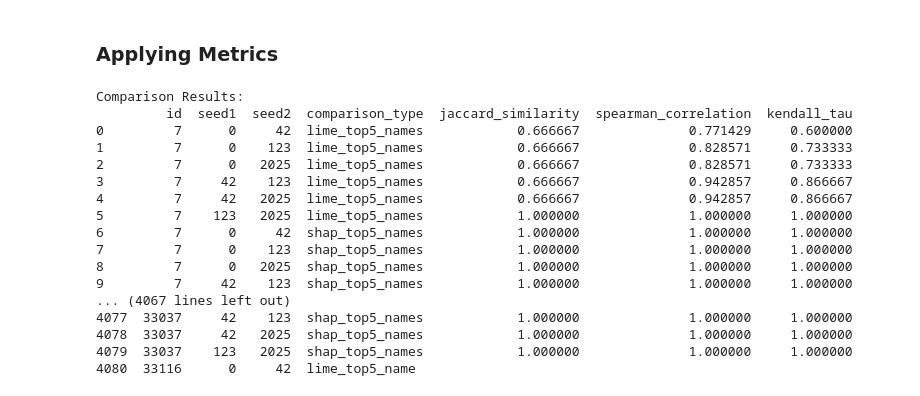
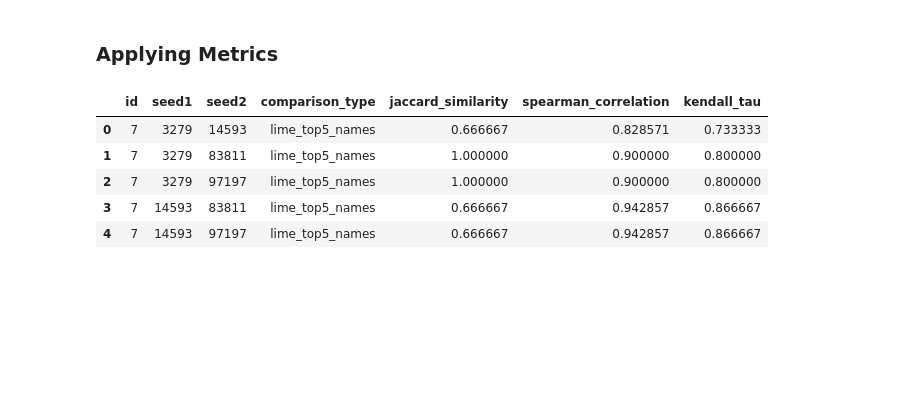
Before and after one commit to Takosaga/master_thesis, a Jupyter notebook: notebooks/11_sample_analysis.ipynb, the cells around one changed output. Drawn from its saved outputs; the diff is of its cells as text; code cells hidden in the pictures; blank space fills up the shorter version.

Commit message:
feat: reran analysis to confirm results

```diff
--- a/notebooks/11_sample_analysis.ipynb
+++ b/notebooks/11_sample_analysis.ipynb
@@ -436,27 +429,15 @@ for id_val, group in grouped_by_id:
 # %%
 # Convert results to a DataFrame
 results_df = pd.DataFrame(results)
 
-print("\nComparison Results:")
-print(results_df.to_string())
+results_df.head()
 # %% [output]
-Comparison Results:
-         id  seed1  seed2  comparison_type  jaccard_similarity  spearman_correlation  kendall_tau
-0         7      0     42  lime_top5_names            0.666667              0.771429     0.600000
-1         7      0    123  lime_top5_names            0.666667              0.828571     0.733333
-2         7      0   2025  lime_top5_names            0.666667              0.828571     0.733333
-3         7     42    123  lime_top5_names            0.666667              0.942857     0.866667
-4         7     42   2025  lime_top5_names            0.666667              0.942857     0.866667
-5         7    123   2025  lime_top5_names            1.000000              1.000000     1.000000
-6         7      0     42  shap_top5_names            1.000000              1.000000     1.000000
-7         7      0    123  shap_top5_names            1.000000              1.000000     1.000000
-8         7      0   2025  shap_top5_names            1.000000              1.000000     1.000000
-9         7     42    123  shap_top5_names            1.000000              1.000000     1.000000
-... (4067 lines left out)
-4077  33037     42    123  shap_top5_names            1.000000              1.000000     1.000000
-4078  33037     42   2025  shap_top5_names            1.000000              1.000000     1.000000
-4079  33037    123   2025  shap_top5_names            1.000000              1.000000     1.000000
-4080  33116      0     42  lime_top5_name
+|  | id | seed1 | seed2 | comparison_type | jaccard_similarity | spearman_correlation | kendall_tau |
+| 0 | 7 | 3279 | 14593 | lime_top5_names | 0.666667 | 0.828571 | 0.733333 |
+| 1 | 7 | 3279 | 83811 | lime_top5_names | 1.000000 | 0.900000 | 0.800000 |
+| 2 | 7 | 3279 | 97197 | lime_top5_names | 1.000000 | 0.900000 | 0.800000 |
+| 3 | 7 | 14593 | 83811 | lime_top5_names | 0.666667 | 0.942857 | 0.866667 |
+| 4 | 7 | 14593 | 97197 | lime_top5_names | 0.666667 | 0.942857 | 0.866667 |
 # %%
 d = dtale.show(results_df)
 d.open_browser()
```
Also changed, not shown: parts of 17 cells of this notebook.
